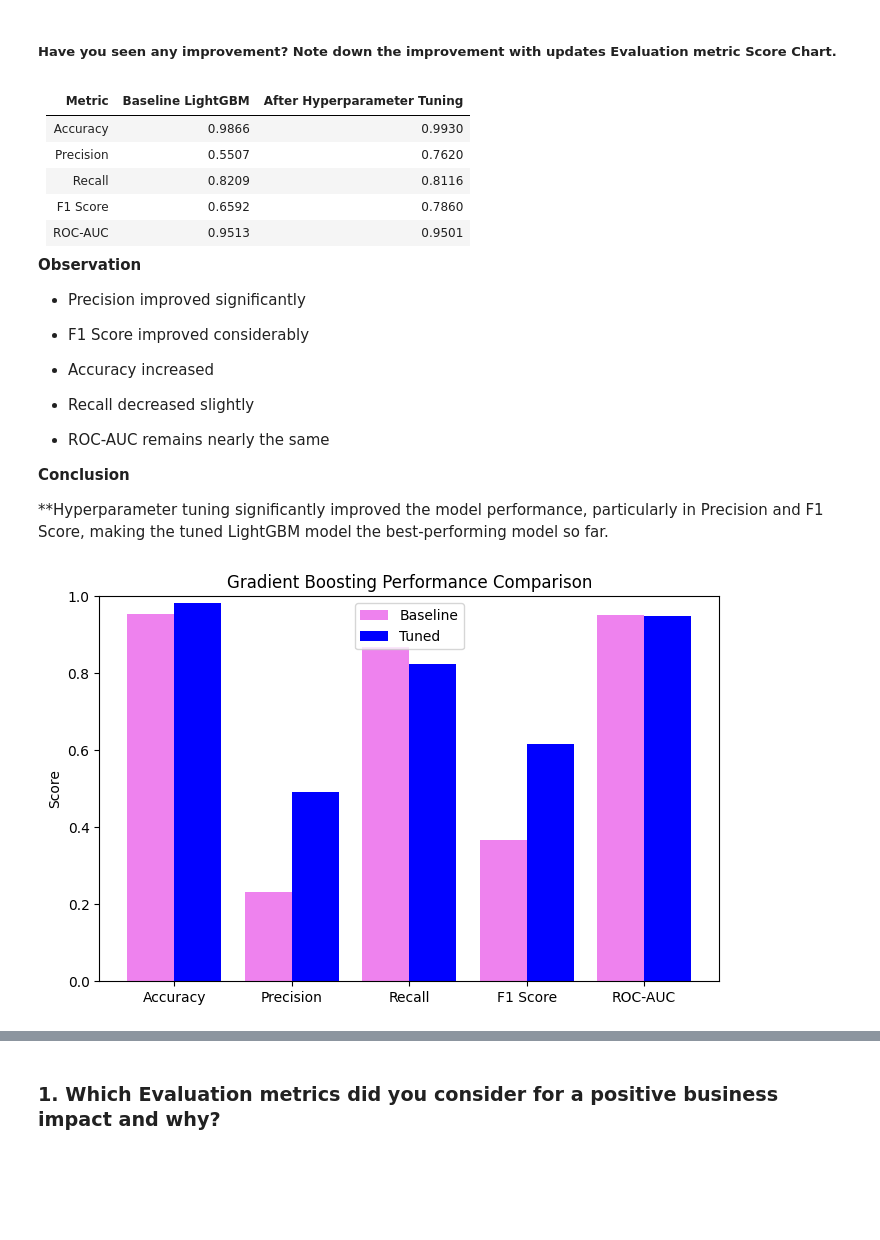
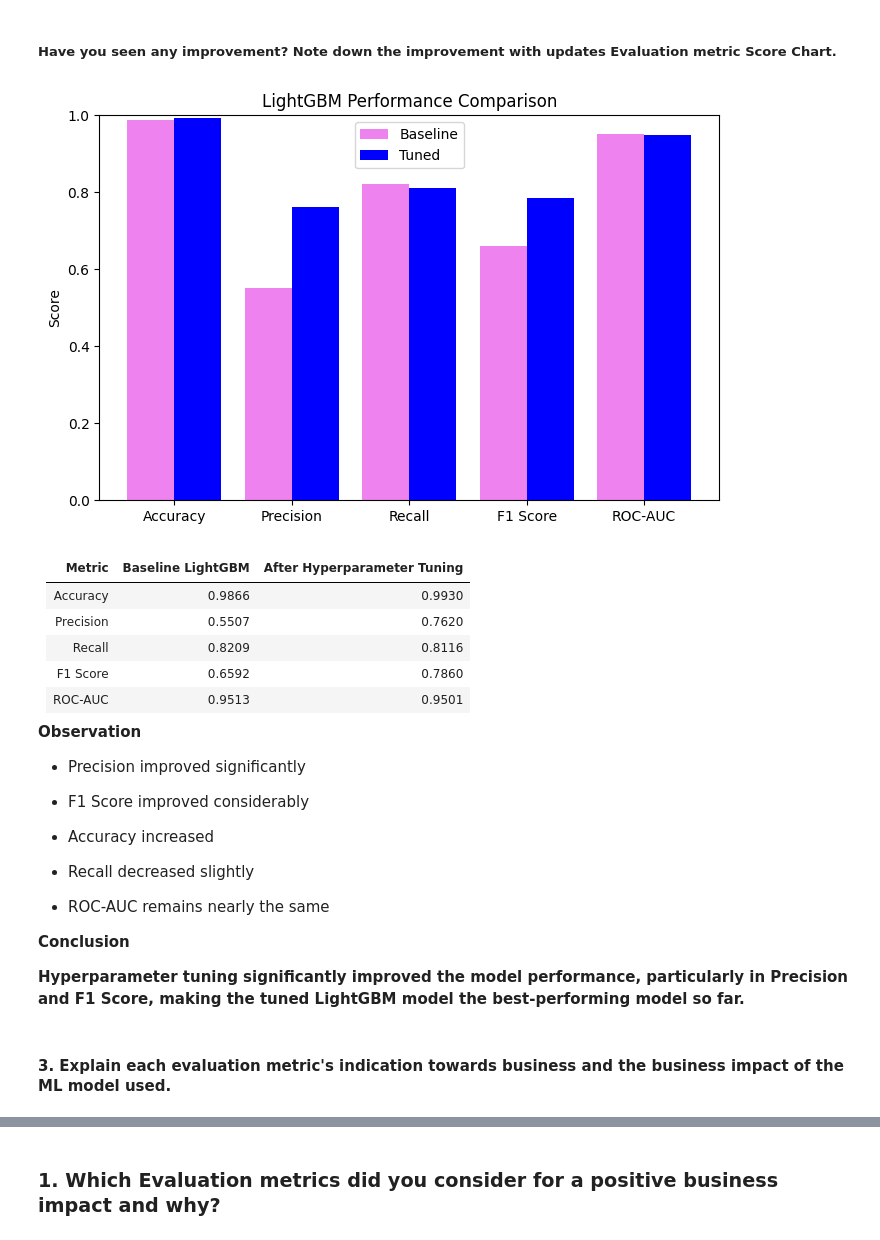
Before and after one commit to Sagarjain93/Machine-Learning-Portfolio, a Jupyter notebook: 03_ML_Practice/Tata_Steel_Machine_Failure_Prediction/02_notebooks/03_machine_learning.ipynb, the cells around one changed output, grey strips where cells are left out. Cells and saved outputs as stored; diff of their text form; code cells hidden in the pictures; blank space fills up the shorter version.

```diff
--- a/03_ML_Practice/Tata_Steel_Machine_Failure_Prediction/02_notebooks/03_machine_learning.ipynb
+++ b/03_ML_Practice/Tata_Steel_Machine_Failure_Prediction/02_notebooks/03_machine_learning.ipynb
@@ -2890,6 +3068,30 @@ Technique Used
 *  It allows efficient exploration of multiple hyperparameter configurations while reducing computational cost.
 # %% [markdown]
 ##### Have you seen any improvement? Note down the improvement with updates Evaluation metric Score Chart.
+# %%
+import matplotlib.pyplot as plt
+
+metrics = ['Accuracy','Precision','Recall','F1 Score','ROC-AUC']
+
+baseline_scores_lgb = [accuracy_lgb, precision_lgb, recall_lgb, f1_lgb, roc_auc_lgb]
+tuned_scores_lgb = [accuracy_lgb_opt, precision_lgb_opt, recall_lgb_opt, f1_lgb_opt, roc_auc_lgb_opt]
+
+x = range(len(metrics))
+
+plt.figure(figsize=(8,5))
+
+plt.bar(x, baseline_scores_lgb, width=0.4, label='Baseline', color='violet')
+plt.bar([i+0.4 for i in x], tuned_scores_lgb, width=0.4, label='Tuned', color='blue')
+
+plt.xticks([i+0.2 for i in x], metrics)
+plt.ylabel("Score")
+plt.title("LightGBM Performance Comparison")
+plt.ylim(0,1)
+plt.legend()
+
+plt.show()
+# %% [output]
+[figure, added]
 # %% [markdown]
 | Metric    | Baseline LightGBM | After Hyperparameter Tuning |
 | --------- | ----------------- | --------------------------- |
@@ -2915,26 +3117,6 @@ Technique Used
 
 **Conclusion**
 
-**Hyperparameter tuning significantly improved the model performance, particularly in Precision and F1 Score, making the tuned LightGBM model the best-performing model so far.
+**Hyperparameter tuning significantly improved the model performance, particularly in Precision and F1 Score, making the tuned LightGBM model the best-performing model so far.**
-# %%
-metrics = ['Accuracy','Precision','Recall','F1 Score','ROC-AUC']
-
-baseline_scores_gb = [accuracy_gb, precision_gb, recall_gb, f1_gb, roc_auc_gb]
-tuned_scores_gb = [accuracy_gb_opt, precision_gb_opt, recall_gb_opt, f1_gb_opt, roc_auc_gb_opt]
-
-x = range(len(metrics))
-
-plt.figure(figsize=(8,5))
-
-plt.bar(x, baseline_scores_gb, width=0.4, label='Baseline', color='violet')
-plt.bar([i+0.4 for i in x], tuned_scores_gb, width=0.4, label='Tuned', color='blue')
-
-plt.xticks([i+0.2 for i in x], metrics)
-plt.ylabel("Score")
-plt.title("Gradient Boosting Performance Comparison")
-plt.ylim(0,1)
-plt.legend()
-
-plt.show()
-# %% [output]
-[figure, removed]
+# %% [markdown]
+#### 3. Explain each evaluation metric's indication towards business and the business impact of the ML model used.
```
Also changed, not shown: parts of 36 cells of this notebook.
